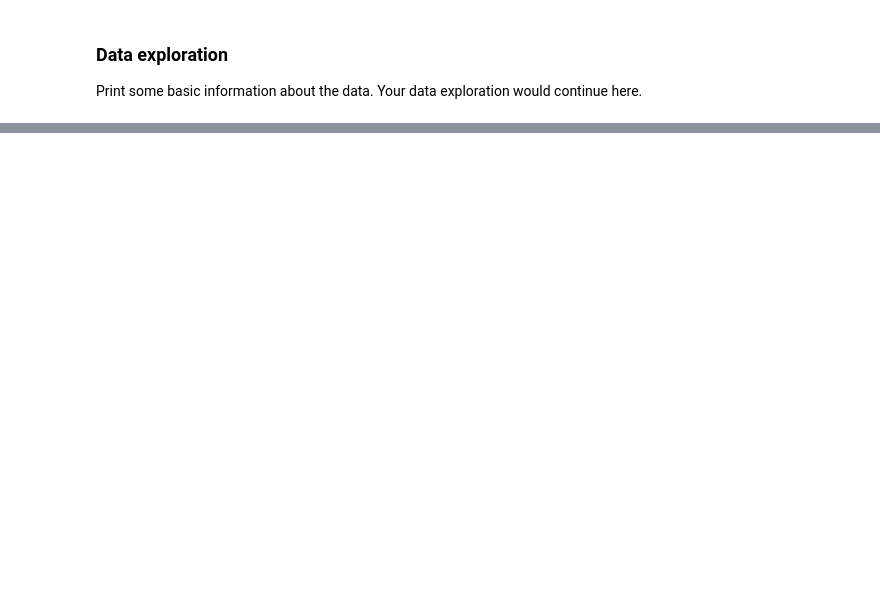
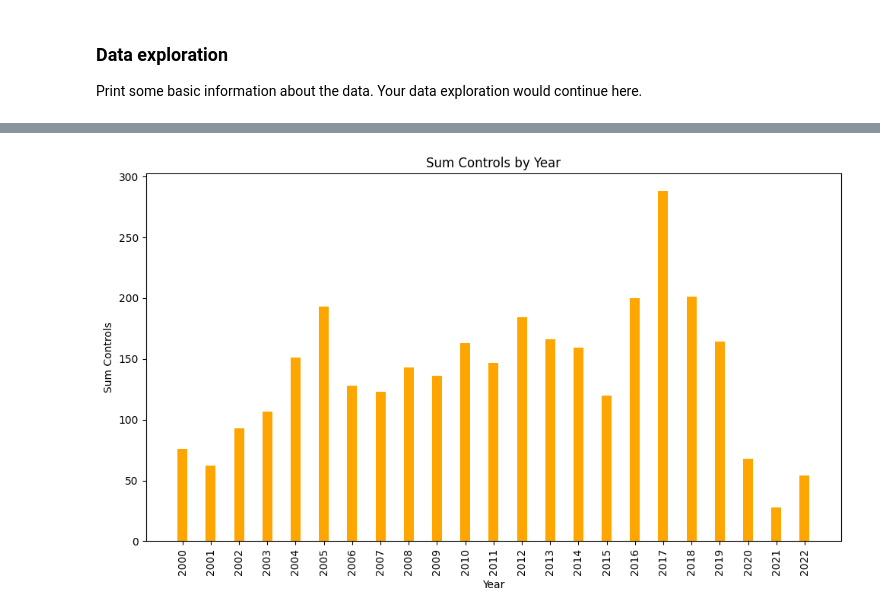
Before and after one commit to Magnus-schn/2023-amse-template_magnus, a Jupyter notebook: exploration.ipynb, the cells around one changed output, grey strips where cells are left out. Cells and saved outputs as stored; diff of their text form; code cells hidden in the pictures; blank space fills up the shorter version.

```diff
--- a/exploration.ipynb
+++ b/exploration.ipynb
@@ -128,0 +103,85 @@ Year
+# %%
+conn = sqlite3.connect('./data/database.db')
+
+print(df1.head())  # Display the first few rows of df1
+print(df1.describe())  # Get statistical summary of df1
+print(df1.dtypes)  # Print the data types of columns in df1
+
+print(df2.head())  # Display the first few rows of df2
+print(df2.describe())  # Get statistical summary of df2
+print(df2.dtypes)  # Print the data types of columns in df2
+# Query the data and calculate the sum controls
+query = '''
+SELECT Year,
+       `German air carriers`,
+       `Foreign air carriers`,
+       `Handling Agents`,
+       `German Airports and Aerodromes`,
+       `Express Courier with own aeroplanes`,
+       (`German air carriers` + `Foreign air carriers` + `Handling Agents` +
+        `German Airports and Aerodromes` + `Express Courier with own aeroplanes`) AS "sum controls"
+FROM Gefahrenkontrollen
+'''
+df_sum_controls = pd.read_sql_query(query, conn)
+
+# Create the bar chart
+fig, ax = plt.subplots(figsize=(10, 6))
+
+# Set the x-axis and y-axis data
+x = df_sum_controls['Year']
+y = df_sum_controls['sum controls']
+
+# Set the width of the bars
+bar_width = 0.35
+
+# Set the positions of the bars on the x-axis
+bar_positions = [i for i in range(len(x))]
+
+# Create the bars
+bars = ax.bar(bar_positions, y, bar_width, color='orange')
+
+# Set the labels and title
+ax.set_xlabel('Year')
+ax.set_ylabel('Sum Controls')
+ax.set_title('Sum Controls by Year')
+ax.set_xticks(range(len(x)))
+ax.set_xticklabels(x, rotation=90)
+
+# Show the plot
+plt.tight_layout()
+plt.show()
+
+# Query the data from the table
+query1 = '''
+SELECT Year, `Incidents/Accidents` AS Incidents
+FROM Gefahrgutzwischenfaelle
+'''
+df_incidents = pd.read_sql_query(query1, conn)
+
+# Create the bar chart
+fig, ax = plt.subplots(figsize=(10, 6))
+
+# Set the x-axis and y-axis data
+x = df_incidents['Year']
+y = df_incidents['Incidents']
+
+# Set the width of the bars
+bar_width = 0.35
+
+# Set the positions of the bars on the x-axis
+bar_positions = [i for i in range(len(x))]
+
+# Create the bars
+bars = ax.bar(bar_positions, y, bar_width, color='blue')
+
+# Set the labels and title
+ax.set_xlabel('Year')
+ax.set_ylabel('Incidents/Accidents')
+ax.set_title('Incidents/Accidents by Year')
+ax.set_xticks(range(len(x)))
+ax.set_xticklabels(x, rotation=90)
+
+# Show the plot
+plt.tight_layout()
+plt.show()
+# %% [output]
@@ -128,0 +205 @@ Year
+[figure, added]
```
Also changed, not shown: parts of 3 cells of this notebook.
